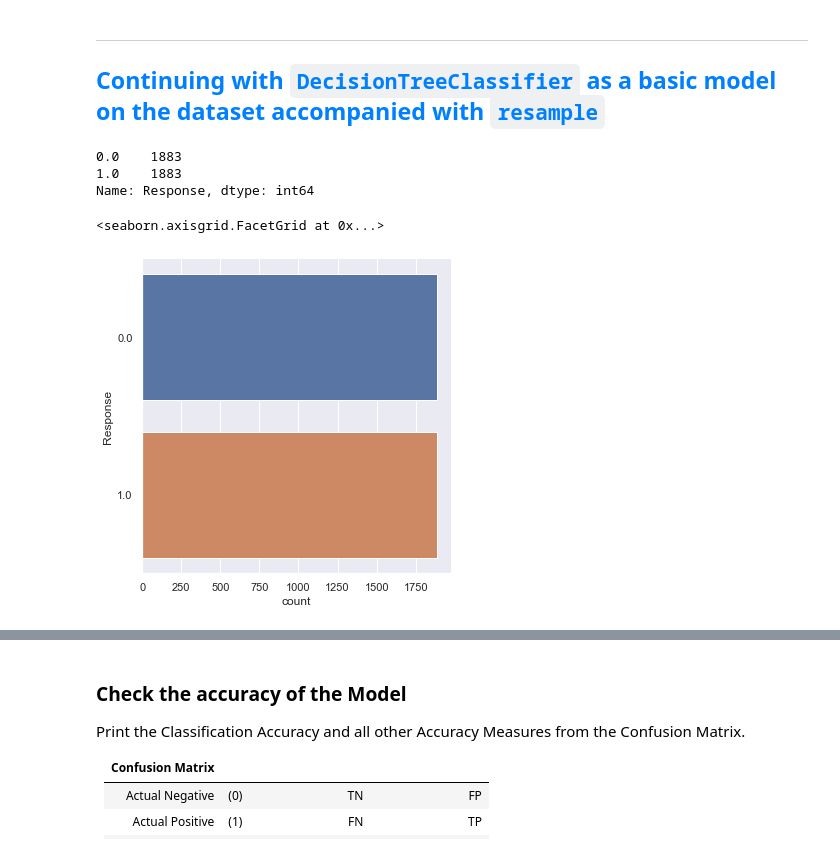
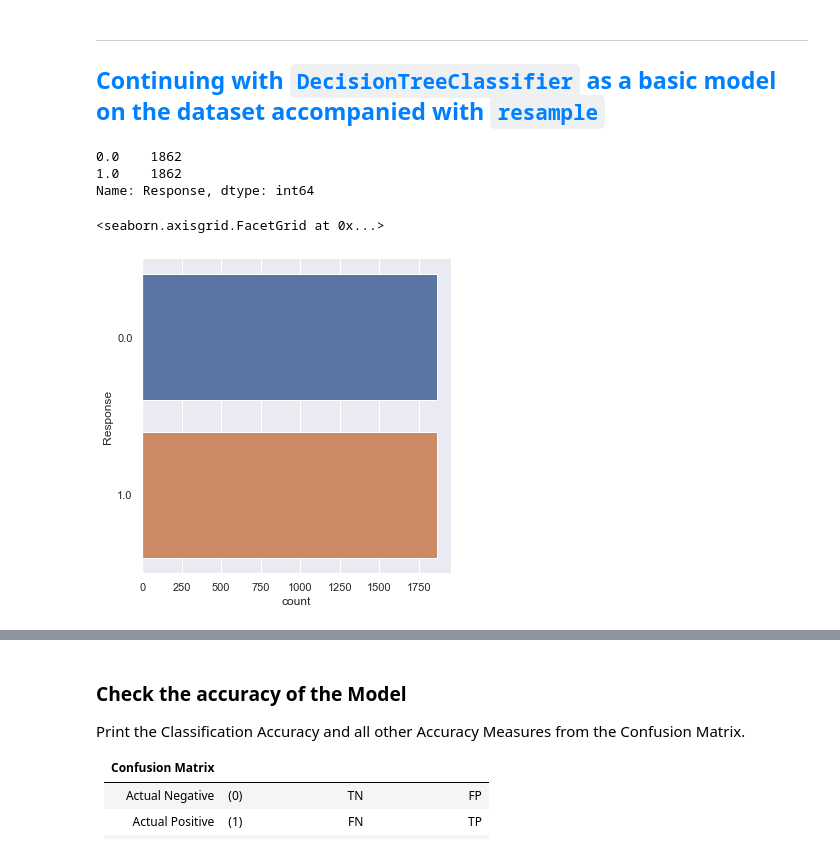
Before and after one commit to nur-hazim/Intro2AI, a Jupyter notebook: Assignment.ipynb, the cells around one changed output, grey strips where cells are left out. Saved outputs shown, nothing was run; the diff lists cells and outputs as text; code cells hidden in the pictures.

```diff
--- a/Assignment.ipynb
+++ b/Assignment.ipynb
@@ -152 +230,3 @@ predictor = pd.DataFrame(marketingdata_copy[['Income','MntWines','MntFruits','Mn
+# %%
+marketingdata_classification = marketingdata.copy() #Copy of the original data
 # %%
@@ -187,0 +241,13 @@ Name: Response, dtype: int64
+# %%
+# Import the encoder from sklearn
+from sklearn.preprocessing import OneHotEncoder
+ohe = OneHotEncoder()
+
+# OneHotEncoding of categorical predictors (not the response)
+predictor_cat = marketingdata_classification[['Education', 'Marital_Status']]
+ohe.fit(predictor_cat)
+predictor_cat_ohe = pd.DataFrame(ohe.transform(predictor_cat).toarray(), columns=ohe.get_feature_names_out(predictor_cat.columns))
+
+
+# Check the encoded variables
+predictor_cat_ohe.info()
@@ -187,0 +275,19 @@ Name: Response, dtype: int64
+# %%
+# Response
+response = pd.DataFrame(marketingdata_classification['Response'])
+
+# Categorical Predictor
+predictor_cat_ohe
+
+# Numeric Predictor
+predictor_num = pd.DataFrame(marketingdata_classification[['Income','MntWines','MntFruits','MntMeatProducts','MntFishProducts',
+'MntSweetProducts','MntGoldProds', 'AcceptedCmp1','AcceptedCmp2','AcceptedCmp3','AcceptedCmp4','AcceptedCmp5',
+'Year_Birth','Kidhome','Teenhome','Recency','NumDealsPurchases', 'NumWebPurchases', 'NumCatalogPurchases',
+ 'NumStorePurchases', 'NumWebVisitsMonth','Complain']])
+
+# Combining Numeric features with the OHE Categorical features
+data_ohe = pd.concat([predictor_num, predictor_cat_ohe, response],sort = False, axis = 1).reindex(index=predictor_num.index)
+
+# Check the final dataframe
+data_ohe.dropna(inplace = True) # Drop all those rows which  have any 'nan' value in it.
+data_ohe.info()
@@ -437,25 +499,25 @@ Hence we should use a second model with resampling, to balance the class of the
 from sklearn.utils import resample
 
 #Extracting the Accept and Reject
-responseAccept = marketingdata_copy[marketingdata_copy.Response == 1.0]
-responseReject = marketingdata_copy[marketingdata_copy.Response == 0.0]
+responseAccept = data_ohe[data_ohe.Response == 1.0]
+responseReject = data_ohe[data_ohe.Response == 0.0]
 
 #Upsample the Bad samples
 responseAcceptUp = resample(responseAccept,replace = True,n_samples=responseReject.shape[0])
 
 #Combine the two classes back after upsampling
-responseUp = pd.concat([responseAcceptUp,responseReject])
+response_ohe_up = pd.concat([responseAcceptUp,responseReject])
 
 #Check the ratio of the classes
-responseUp['Response'].value_counts()
+response_ohe_up['Response'].value_counts()
 # %% [output]
-0.0    1883
-1.0    1883
+0.0    1862
+1.0    1862
 Name: Response, dtype: int64
 # %%
 # Quick plot to check the balanced classes visually
-sb.catplot(y = 'Response', data = responseUp, kind = "count")
+sb.catplot(y = 'Response', data = response_ohe_up, kind = "count")
 # %% [output]
 <seaborn.axisgrid.FacetGrid at 0x...>
-[figure, old version]
+[figure, new version]
 # %%
```
Also changed, not shown: parts of 43 cells of this notebook.
